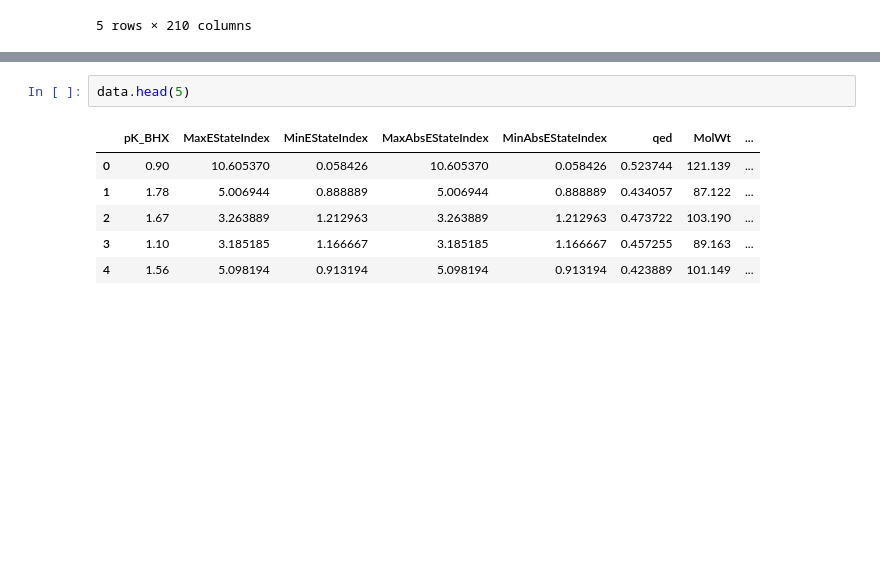
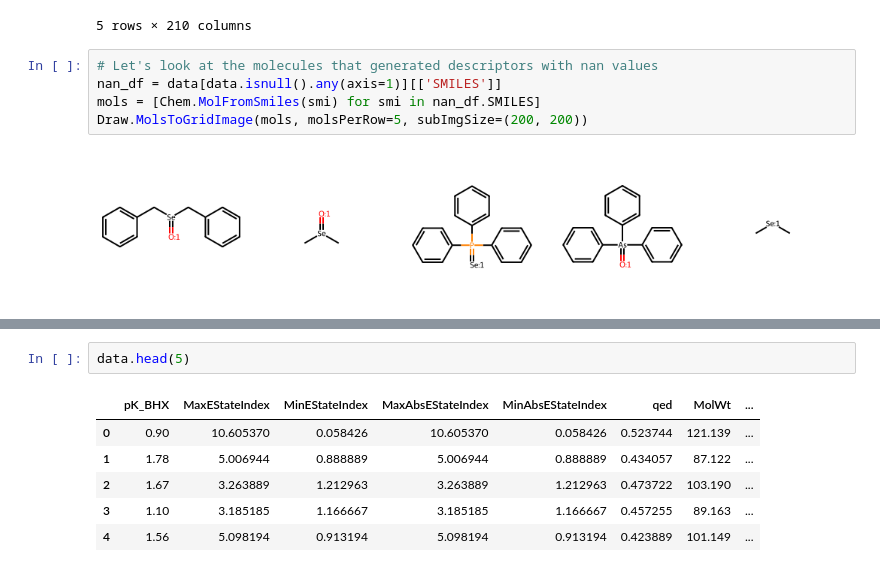
Before and after one commit to dmulysses/ml-regression-pkbhx, a Jupyter notebook: ml-regression-pkbhx.ipynb, the cells around one changed output, grey strips where cells are left out. Cells and saved outputs as stored; diff of their text form; blank space fills up the shorter version.

```diff
--- a/ml-regression-pkbhx.ipynb
+++ b/ml-regression-pkbhx.ipynb
@@ -99,3 +105,10 @@ data[data.isnull().any(axis=1)]
 | 847 | c1ccc([As](c2ccccc2)(c2ccccc2)=[O... | 4.15 | 13.878819 | -3.544896 | 13.878819 | 0.933356 | 0.675029 | ... |
 | 903 | C[Se:1]C | -0.01 | 2.187500 | 0.875000 | 2.187500 | 0.875000 | 0.403159 | ... |
 5 rows × 210 columns
+# %%
+# Let's look at the molecules that generated descriptors with nan values
+nan_df = data[data.isnull().any(axis=1)][['SMILES']]
+mols = [Chem.MolFromSmiles(smi) for smi in nan_df.SMILES]
+Draw.MolsToGridImage(mols, molsPerRow=5, subImgSize=(200, 200))
+# %% [output]
+[figure, added]
```
Also changed, not shown: parts of 42 cells of this notebook.
